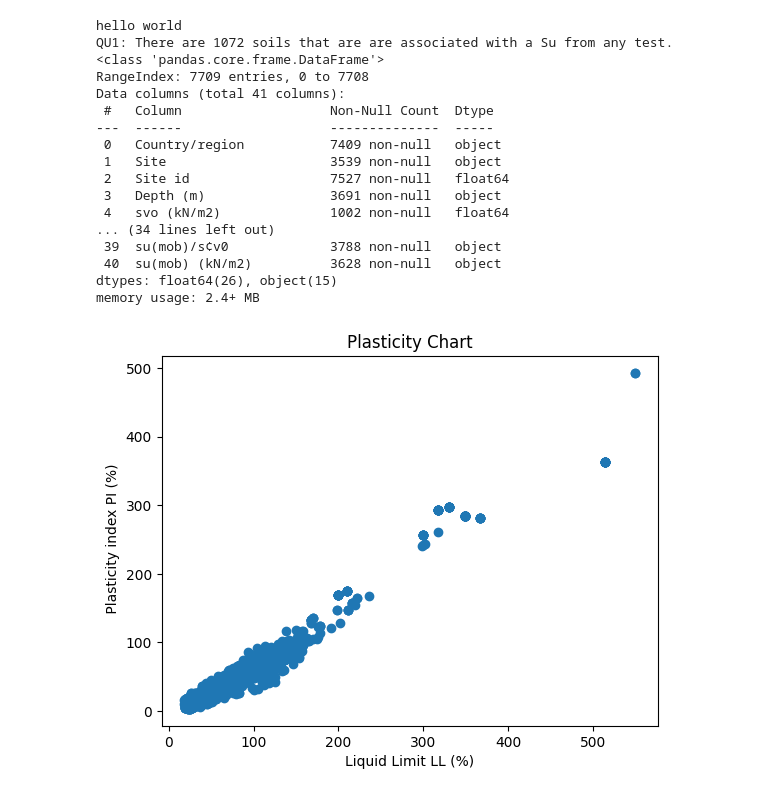
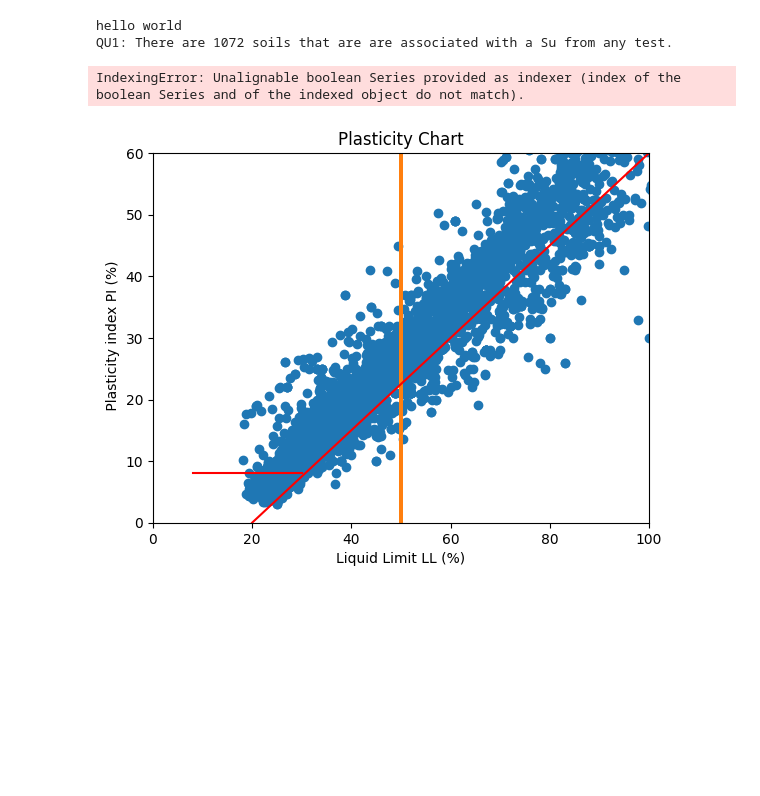
Before and after one commit to bluebynick/CEE-9730-Data-Science-for-Geotechnical-Engineers, a Jupyter notebook: Assignment_1.ipynb, the cells around one changed output. Drawn from its saved outputs; the diff is of its cells as text; code cells hidden in the pictures; blank space fills up the shorter version.

```diff
--- a/Assignment_1.ipynb
+++ b/Assignment_1.ipynb
@@ -29,46 +29,48 @@ for i in range(readFile.shape[0]): # for loop going through each row
         counter +=1; #increase the count
         x[i] = i;
         break; #break now so u dont repeat the same soil
       else:
         x[i] = 0; #if its not mnumeric, make the column value 0
         break;
 
 #for i in x:
 #  if(x[i] >0): #if the column value wasn't changed to 0 from 3 lines up
 #    print(str(x[i]));
 
 print('QU1: There are '+ str(counter) + ' soils that are are associated with a Su from any test.');# And they are listed above.')
 
 #question 2
 #readFile.info()
 import matplotlib.pyplot as plt
 plt.scatter(pd.to_numeric(readFile[readFile.columns[8]], errors ='coerce'),pd.to_numeric(readFile[readFile.columns[10]], errors ='coerce'));
 #what an insane line of code
 #so scatter() takes two numeric arrays
 #i'm using .columns to get the column name (b/c i dont have them i have to get them with .columns)
 #then i'm giving that to be read by readFile
 #then i'm parseing that and catching the errors
 #twice. wild
+plt.xlim(0,100);
+plt.ylim(0,60);
 plt.xscale('linear');
 plt.title("Plasticity Chart");
 plt.xlabel("Liquid Limit LL (%)");
 plt.ylabel(" Plasticity index PI (%)");
+plt.bar(50,60);
+plt.plot([20,100], plt.ylim(), ls="-", c="red");
+plt.plot([30,8], [8,8], ls="-", c="red");
+
+xbig50 = readFile.loc[pd.to_numeric(readFile[readFile.columns[8]], errors ='coerce')>50,:]
+CH = xbig50.loc[pd.to_numeric(xbig50[xbig50.columns[10]], errors ='coerce')>(0.73*(pd.to_numeric(xbig50[xbig50.columns[10]]))-20),:]
+MHOH = xbig50.loc[pd.to_numeric(xbig50[xbig50.columns[10]], errors ='coerce')<(0.73*(pd.to_numeric(xbig50[xbig50.columns[10]]))-20),:]
+
+xless50 = readFile.loc[pd.to_numeric(readFile[readFile.columns[8]], errors ='coerce')<50,:]
+CL = xless50.loc[pd.to_numeric(xbig50[xbig50.columns[10]], errors ='coerce')>(0.73*(pd.to_numeric(xbig50[xbig50.columns[10]]))-20),:]
+ML = xless50.loc[pd.to_numeric(xbig50[xbig50.columns[10]], errors ='coerce')<(0.73*(pd.to_numeric(xbig50[xbig50.columns[10]]))-20),:]
+
+xlessline = readFile.loc[pd.to_numeric(readFile[readFile.columns[8]], errors ='coerce')<(0.73*(pd.to_numeric(xbig50[xbig50.columns[10]]))-20),:]
+CLML = xlessline.loc[pd.to_numeric(readFile[readFile.columns[10]], errors ='coerce')<8,:]
 # %% [output]
 hello world
 QU1: There are 1072 soils that are are associated with a Su from any test.
-<class 'pandas.core.frame.DataFrame'>
-RangeIndex: 7709 entries, 0 to 7708
-Data columns (total 41 columns):
- #   Column                   Non-Null Count  Dtype
----  ------                   --------------  -----
- 0   Country/region           7409 non-null   object
- 1   Site                     3539 non-null   object
- 2   Site id                  7527 non-null   float64
- 3   Depth (m)                3691 non-null   object
- 4   svo (kN/m2)              1002 non-null   float64
-... (34 lines left out)
- 39  su(mob)/s¢v0             3788 non-null   object
- 40  su(mob) (kN/m2)          3628 non-null   object
-dtypes: float64(26), object(15)
-memory usage: 2.4+ MB
+IndexingError: Unalignable boolean Series provided as indexer (index of the boolean Series and of the indexed object do not match).
-[figure, old version]
+[figure, new version]
```
